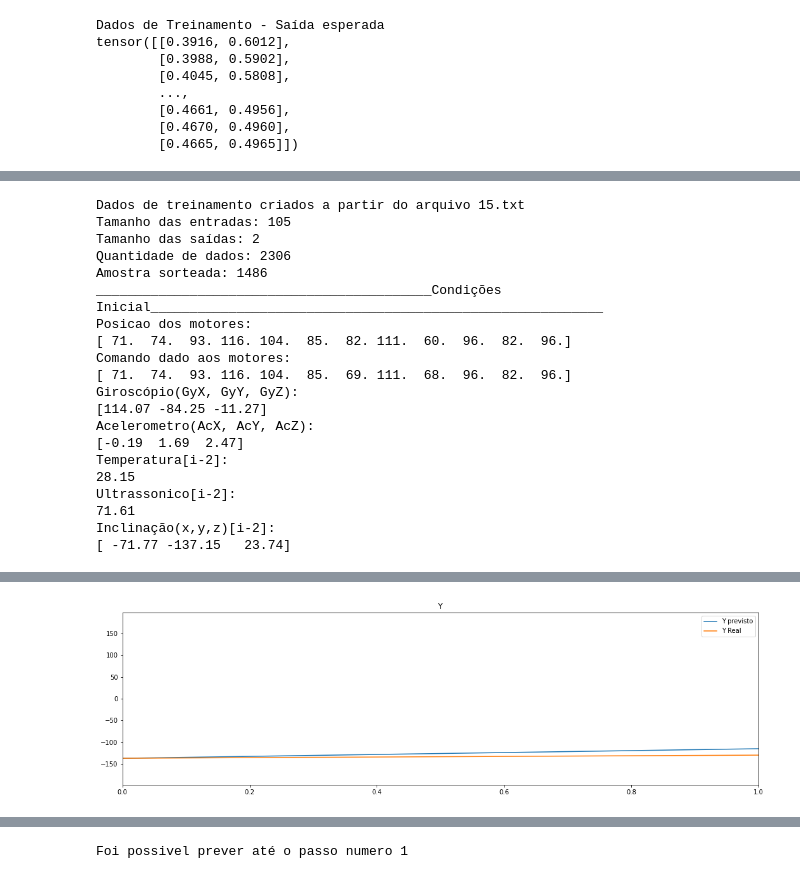
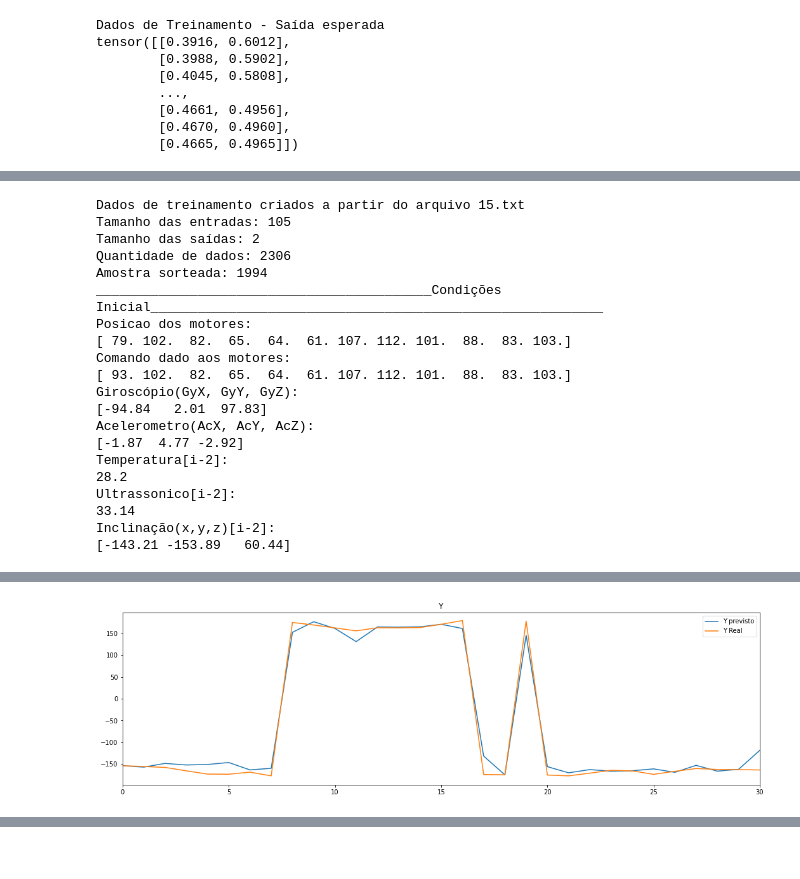
Before and after one commit to ArthurCarlosF/tccRepositorio, a Jupyter notebook: Dados/Rede_Preditiva/Treinando Rede Neural Preditiva.ipynb, the cells around one changed output, grey strips where cells are left out. Drawn from its saved outputs; the diff is of its cells as text; code cells hidden in the pictures.

```diff
--- a/Dados/Rede_Preditiva/Treinando Rede Neural Preditiva.ipynb
+++ b/Dados/Rede_Preditiva/Treinando Rede Neural Preditiva.ipynb
@@ -575,14 +575,14 @@ Erro antes do treinamento
 print("__________________ TREINAMENTO 1____________________________________________________")
 
 tic=time.time()
-Epocas=1000
-Aprendizado=1
+Epocas=900
+Aprendizado=0.1
 while(Aprendizado>0):
     roboQuadrupede.load_state_dict(torch.load("parametrosRedePreditiva.pt"))
     roboQuadrupede.eval()
     qEpocas,roboQuadrupede=treinamento(Epocas,roboQuadrupede,Aprendizado,"15.txt","parametrosRedePreditiva.pt","erroPreditiva.txt","acuraciaPreditiva.txt")
     print("O modelo foi capaz de aprender até a epoca "+str(qEpocas)+" para a taxa de aprendizado de "+ str(Aprendizado))
-    Aprendizado=Aprendizado-0.1
+    Aprendizado=Aprendizado-0.01
 
 print("O treinamento levou "+str(((time.time()-tic)//6)/10)+" segundos")
 # %% [output]
@@ -842,12 +744,12 @@ print("__________________ TREINAMENTO 3_________________________________________
 
 tic=time.time()
 Epocas=1000
-Aprendizado=0.01
+Aprendizado=0.005
 while(Aprendizado>0):
     roboQuadrupede.load_state_dict(torch.load("parametrosRedePreditiva.pt"))
     roboQuadrupede.eval()
     qEpocas,roboQuadrupede=treinamento(Epocas,roboQuadrupede,Aprendizado,"15.txt","parametrosRedePreditiva.pt","erroPreditiva.txt","acuraciaPreditiva.txt")
     print("O modelo foi capaz de aprender até a epoca "+str(qEpocas)+" para a taxa de aprendizado de "+ str(Aprendizado))
-    Aprendizado=Aprendizado-0.0005
+    Aprendizado=Aprendizado-0.0001
 
 print("O treinamento levou "+str(((time.time()-tic)//6)/10)+" segundos")
@@ -986,10 +1331,10 @@ Testando X
 
 
 def extrairComandos(indice,dados):
-    vetor=dados[indice]
-    DADOS_I_0=vetor[70:105]
+    DADOS_I_0=dados[indice]
 
-    return DADOS_I_0[0:12],DADOS_I_0[12:24],DADOS_I_0[12:15],DADOS_I_0[15:18],DADOS_I_0[18],DADOS_I_0[19],DADOS_I_0[34]
+
+    return DADOS_I_0[0:12],DADOS_I_0[12:24],DADOS_I_0[24:27],DADOS_I_0[27:30],DADOS_I_0[30],DADOS_I_0[31],DADOS_I_0[34]
 
 def construirProximaEntrada(EM,CM,Gy,Ac,Temp,HSR,X,Y,Z):
     entrada=[]
@@ -1030,6 +1375,7 @@ def teste(modelo,arquivo,Q):
     xTeste,yTeste=gerarDadosTrain(arquivo)
     tamanhoVetorTeste=len(xTeste)
     indice = random.randint(0,tamanhoVetorTeste-1)
+
     print("Amostra sorteada: "+str(indice))
     if((tamanhoVetorTeste-indice-1)<Q):
         Q=tamanhoVetorTeste-indice-1
@@ -1037,9 +1383,9 @@ def teste(modelo,arquivo,Q):
     posicaoInicialRobo=xTeste[indice]
     print("___________________________________________Condições Inicial__________________________________________________________")
 
-    DADOS_I_2=np.array(posicaoInicialRobo[0:35])
+    DADOS_I_0=np.array(posicaoInicialRobo[0:35])
     DADOS_I_1=np.array(posicaoInicialRobo[35:70])
-    DADOS_I_0=np.array(posicaoInicialRobo[70:105])
+    DADOS_I_2=np.array(posicaoInicialRobo[70:105])
 
 
     print("Posicao dos motores: ")
@@ -1076,11 +1422,11 @@ def teste(modelo,arquivo,Q):
 
         entrada=[]
 
-        for k in DADOS_I_2:
+        for k in DADOS_I_0:
             entrada.append(k)
         for k in DADOS_I_1:
             entrada.append(k)
-        for k in DADOS_I_0:
+        for k in DADOS_I_2:
             entrada.append(k)
 
 
@@ -1179,10 +1665,7 @@ def teste(modelo,arquivo,Q):
 # %%
-erroAceitavel=5
-
-passos = 1# quantidade de passos que pretendo prever
+passos = 30# quantidade de passos que pretendo prever
 
 erro=teste(roboQuadrupede,"15.txt",passos)
-
 plt.figure(figsize=[18,5])
 plt.title("erro")
 plt.plot(erro)
@@ -1190,31 +1673,24 @@ plt.ylabel("Erro de previsão em graus")
 plt.xlabel("Passos na frente")
 plt.xlim([0, passos])
 plt.show()
-
-cont=0
-
-for k in erro:
-    if(k<erroAceitavel):
-        cont=cont+1
-print("Foi possivel prever até o passo numero "+str(cont))
 # %% [output]
 Dados de treinamento criados a partir do arquivo 15.txt
 Tamanho das entradas: 105
 Tamanho das saídas: 2
 Quantidade de dados: 2306
-Amostra sorteada: 1486
+Amostra sorteada: 1994
 ___________________________________________Condições Inicial__________________________________________________________
 Posicao dos motores:
-[ 71.  74.  93. 116. 104.  85.  82. 111.  60.  96.  82.  96.]
+[ 79. 102.  82.  65.  64.  61. 107. 112. 101.  88.  83. 103.]
 Comando dado aos motores:
-[ 71.  74.  93. 116. 104.  85.  69. 111.  68.  96.  82.  96.]
+[ 93. 102.  82.  65.  64.  61. 107. 112. 101.  88.  83. 103.]
 Giroscópio(GyX, GyY, GyZ):
-[114.07 -84.25 -11.27]
+[-94.84   2.01  97.83]
 Acelerometro(AcX, AcY, AcZ):
-[-0.19  1.69  2.47]
+[-1.87  4.77 -2.92]
 Temperatura[i-2]:
-28.15
+28.2
 Ultrassonico[i-2]:
-71.61
+33.14
 Inclinação(x,y,z)[i-2]:
-[ -71.77 -137.15   23.74]
+[-143.21 -153.89   60.44]
@@ -1222 +1698 @@ Inclinação(x,y,z)[i-2]:
-[figure, old version]
+[figure, new version]
@@ -1224,2 +1700 @@ Inclinação(x,y,z)[i-2]:
-Foi possivel prever até o passo numero 1
 # %%
```
Also changed, not shown: parts of 28 cells of this notebook, 44 other files.
